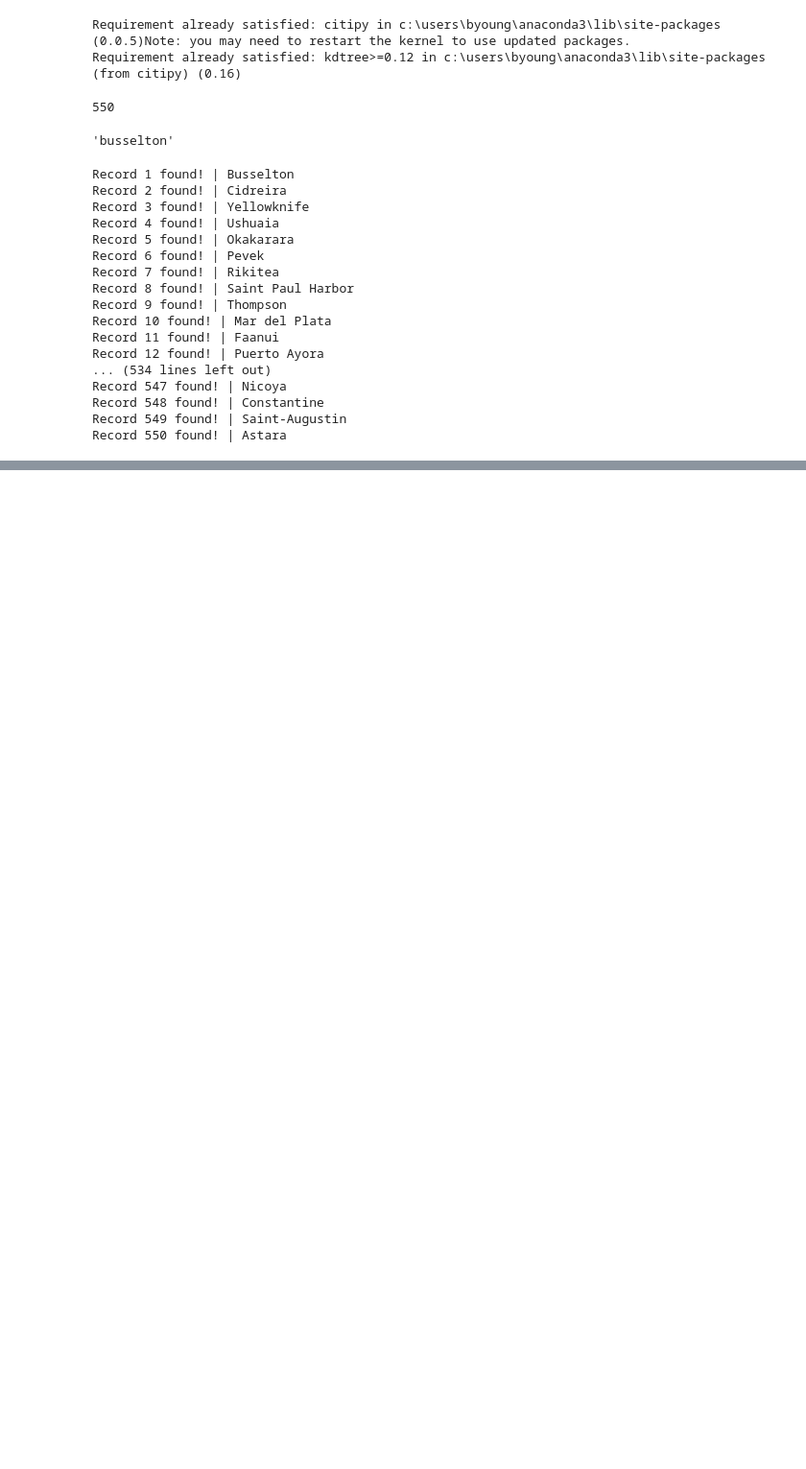
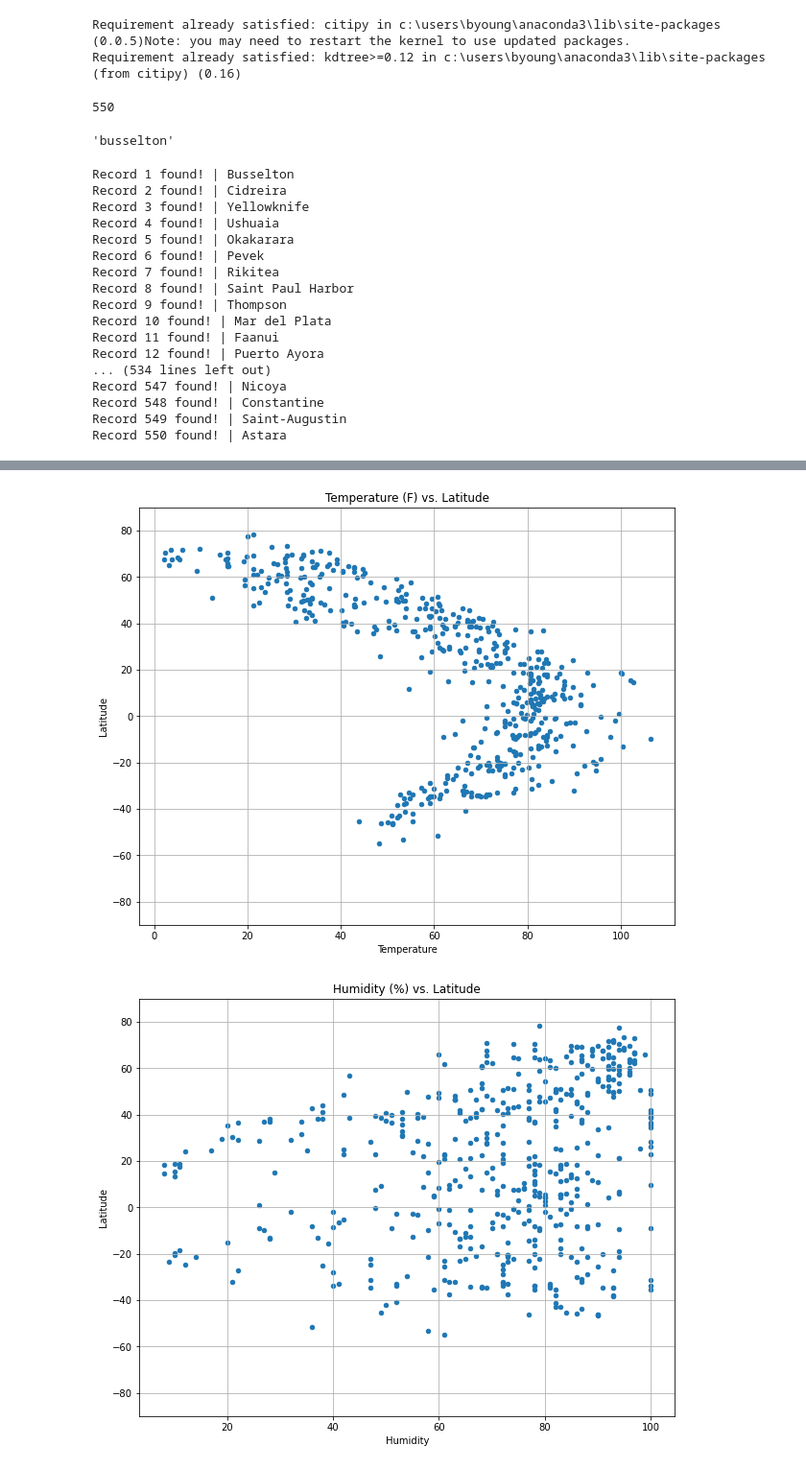
Before and after one commit to byoung11644/Python-API-Challenge, a Jupyter notebook: WeatherPy/WeatherPy.ipynb, the cells around one changed output, grey strips where cells are left out. Shown: that part at 96% size. Drawn from its saved outputs; the diff is of its cells as text; code cells hidden in the pictures; blank space fills up the shorter version.

Commit message:
scatter plots created

```diff
--- a/WeatherPy/WeatherPy.ipynb
+++ b/WeatherPy/WeatherPy.ipynb
@@ -94,3 +94,10 @@ Record 547 found! | Nicoya
 Record 548 found! | Constantine
 Record 549 found! | Saint-Augustin
 Record 550 found! | Astara
+# %%
+#Create a dataframe
+dict = {"City": town, "Latitude": latitutde, "Longitude": longitude, "Temperature": temperature, "Humidity": humidity, "Cloudiness": cloudiness, "Wind_Speed": wind_speed, "Hemisphere": hemisphere}
+
+weather_data = pd.DataFrame(dict)
+
+weather_data.head()
@@ -96,0 +111,11 @@ Record 550 found! | Astara
+# %%
+#Create the scatter plot comparisons
+
+weather_data.plot(kind="scatter", x="Temperature", y="Latitude", ylim=(-90, 90), grid=True, figsize=(10,8), title="Temperature (F) vs. Latitude")
+weather_data.plot(kind="scatter", x="Humidity", y="Latitude", ylim=(-90, 90), grid=True, figsize=(10,8), title="Humidity (%) vs. Latitude")
+weather_data.plot(kind="scatter", x="Cloudiness", y="Latitude", ylim=(-90, 90), grid=True, figsize=(10,8), title="Cloudiness (%) vs. Latitude")
+weather_data.plot(kind="scatter", x="Wind_Speed", y="Latitude", ylim=(-90, 90), grid=True, figsize=(10,8), title="Wind Speed (mph) vs. Latitude")
+plt.show()
+# %% [output]
+[figure, added]
+[figure, added]
```
Also changed, not shown: parts of 2 cells of this notebook.
